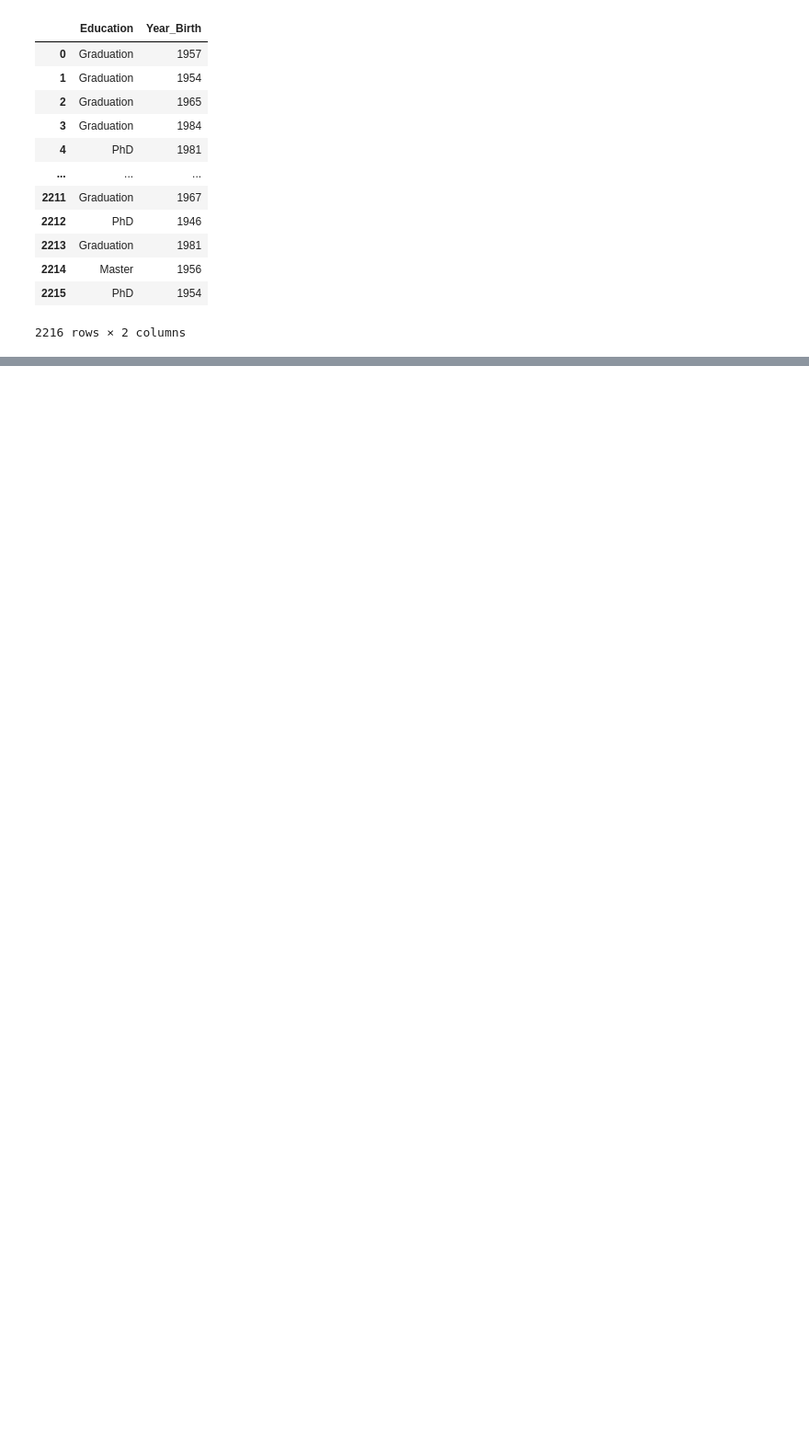
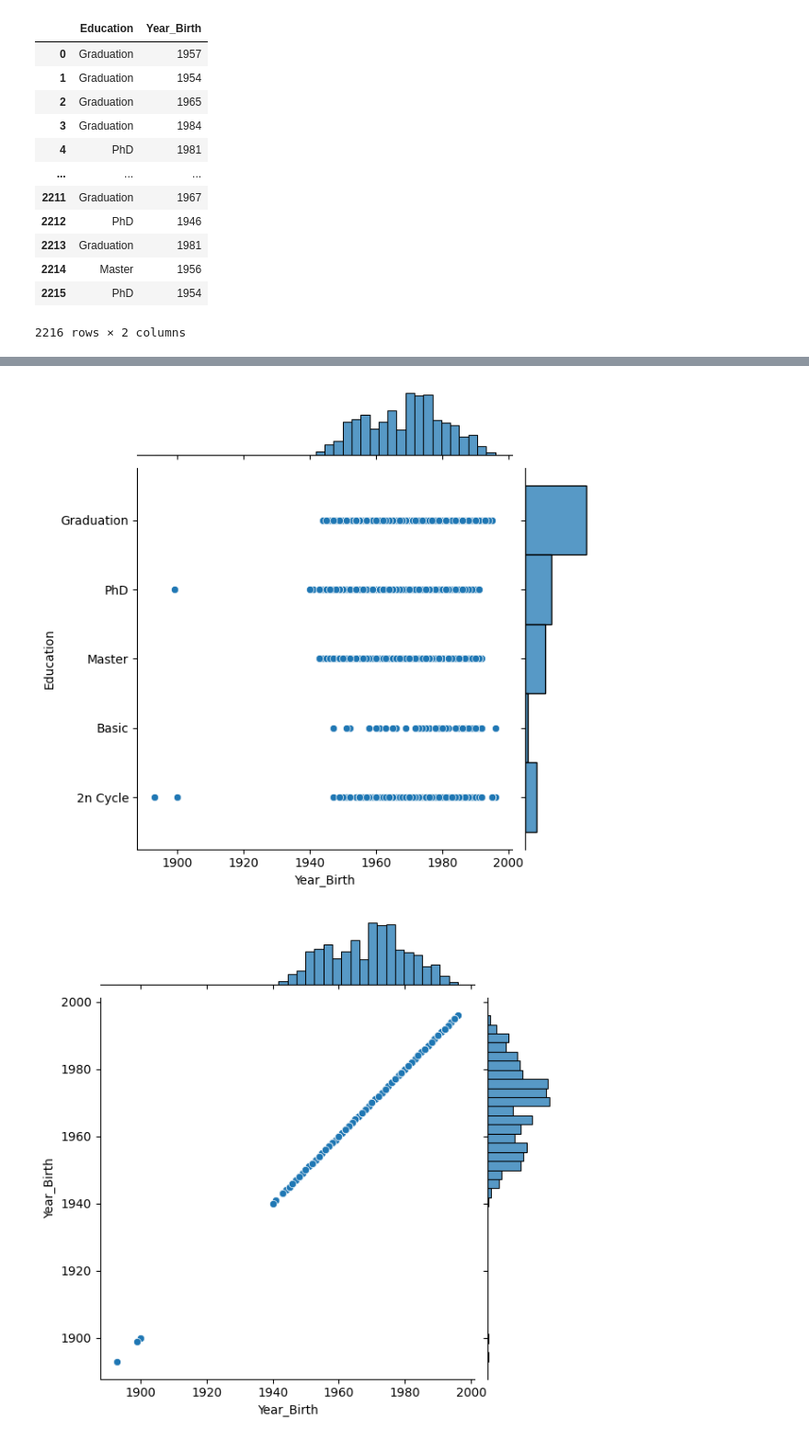
Before and after one commit to dcjh/1015_Mini_Project, a Jupyter notebook: Age_Education_EDA.ipynb, the cells around one changed output, grey strips where cells are left out. Shown at 92% size. Cells and saved outputs as stored; diff of their text form; code cells hidden in the pictures; blank space fills up the shorter version.

```diff
--- a/Age_Education_EDA.ipynb
+++ b/Age_Education_EDA.ipynb
@@ -58,0 +112,6 @@ Looking through the data, we find many of them suitable to be used as predictor
+# %%
+for var in jointplot:
+    sb.jointplot(data = jointplot, x = "Year_Birth", y = var, height = 6)
+# %% [output]
+[figure, added]
+[figure, added]
```
Also changed, not shown: parts of 16 cells of this notebook.
